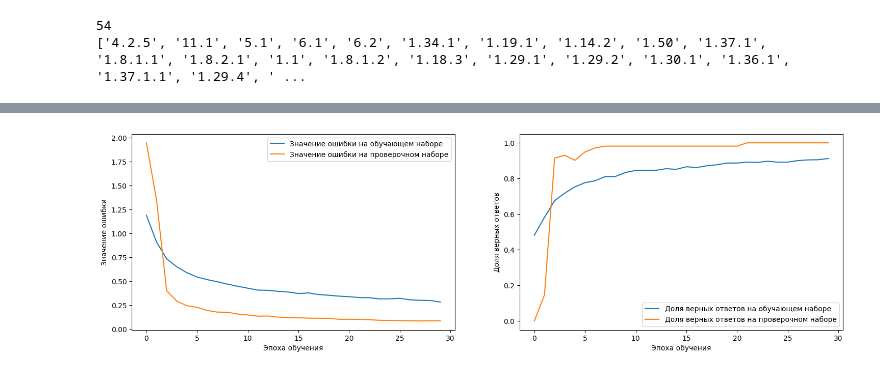
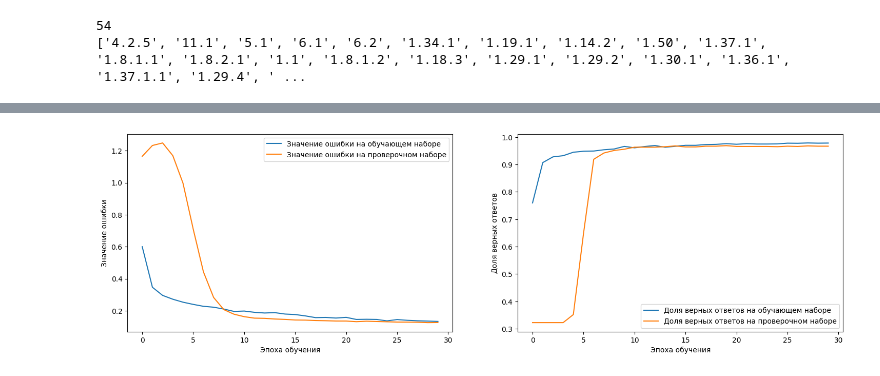
Before and after one commit to Untick/InspectrumClinic_RecSys, a Jupyter notebook: Zemlyakov_Serj/Int_1_Профпатолог_2_00.ipynb, the cells around one changed output, grey strips where cells are left out. Drawn from its saved outputs; the diff is of its cells as text; code cells hidden in the pictures.

```diff
--- a/Zemlyakov_Serj/Int_1_Профпатолог_2_00.ipynb
+++ b/Zemlyakov_Serj/Int_1_Профпатолог_2_00.ipynb
@@ -663,6 +732,6 @@ print(x_train_Diag[n][0:242])          # Диагноз в bag of words
 # %%
-# Извлечение текстов о вредности для выборки
-harm_text = extract_harm_text(dffix5[10:])
+# Извлечение текстов о вредности для выборки (первые 100 элементов оставим на тест)
+harm_text = extract_harm_text(dffix9[100:])
 
 tokenizer_harm.fit_on_texts(harm_text)
 items_harm = list(tokenizer_harm.word_index.items())
@@ -687,6 +764,6 @@ print(x_train_harm[n][0:100])          # Вредность в bag of words
 # %%
-# Извлечение текстов о рекомендациях для выборки
-recom_text = extract_recom_text(dffix5[10:])
+# Извлечение текстов о рекомендациях для выборки(первые 100 элементов оставим на тест)
+recom_text = extract_recom_text(dffix9[100:])
 
 tokenizer_recom.fit_on_texts(recom_text)
 items_recom = list(tokenizer_recom.word_index.items())
@@ -705,5 +782,5 @@ print("Размер словаря", len(items_recom))              # Длина
 # %%
-# Извлечение текстов о группе здоровья для выборки
-x_train_gz = extract_gz (dffix5[10:])
+# Извлечение текстов о группе здоровья для выборки(первые 100 элементов оставим на тест)
+x_train_gz = extract_gz (dffix9[100:])
 # %%
 # Пример текста записи
@@ -714,7 +791,7 @@ print(dffix5.values[14])
  '']
 # %%
-# Перевод классов в OHE
-y_data, y_train = Y_to_OHE(dffix5[10:])
+# Перевод классов в OHE(первые 100 элементов оставим на тест)
+y_data, y_train = Y_to_OHE(dffix9[100:])
 # %%
 print('Размер выборки Вредности', x_train_harm.shape)
 print('Размер выборки Диагноза', x_train_Diag.shape)
@@ -842,13 +919,13 @@ Non-trainable params: 38,220
 __________________________________________________________________________________________________
 # %%
 # Обучение модели
-model_final.compile(optimizer=Adam(learning_rate=1e-6), loss='categorical_crossentropy', metrics=['accuracy'])
+model_final.compile(optimizer=Adam(learning_rate=1e-5), loss='categorical_crossentropy', metrics=['accuracy'])
 history = model_final.fit([x_train_harm, x_train_Diag, x_train_gz, x_train_recom],
                            y_train,
                            shuffle=True,
-                           batch_size=16,
+                           batch_size=32,
                            epochs=30,
-                           validation_split=0.2,
+                           validation_split=0.3,
                            verbose=1)
 
 # Создание полотна для рисунка
@@ -901,4 +978,4 @@ Epoch 30/30
-[figure, old version]
+[figure, new version]
 # %%
 # Сохраним модель на диске
 model_final.save( 'model_7th.h5' )
```
Also changed, not shown: parts of 55 cells of this notebook.
